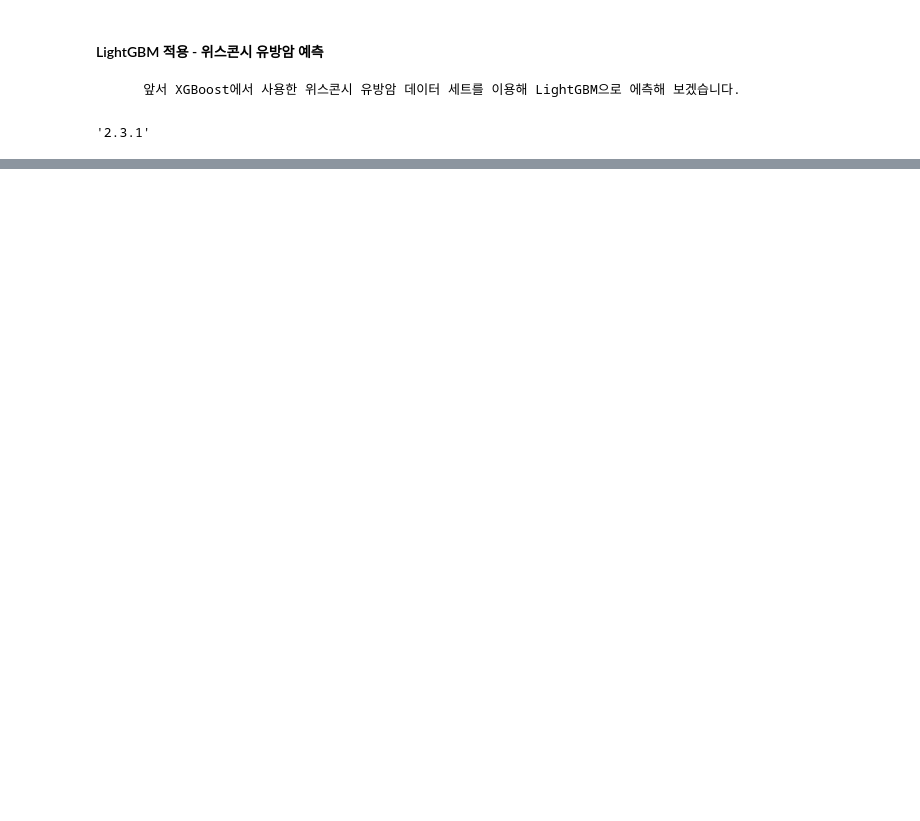
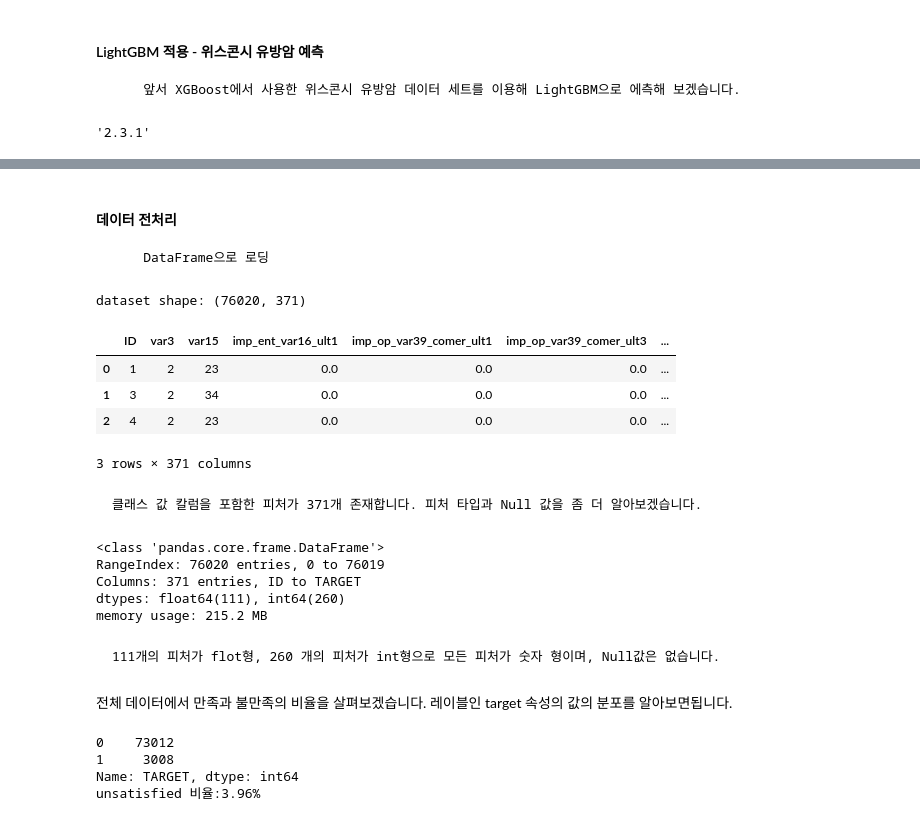
Before and after one commit to DogeinP/PythonMachine, a Jupyter notebook: 4장. 분류.ipynb, the cells around one changed output, grey strips where cells are left out. Cells and saved outputs as stored; diff of their text form; code cells hidden in the pictures; blank space fills up the shorter version.

```diff
--- a/4장. 분류.ipynb
+++ b/4장. 분류.ipynb
@@ -1209,0 +1266,44 @@ lgbm_wrapper = LGBMClassifier(n_estimator=400)
+# %% [markdown]
+#### 데이터 전처리
+
+        DataFrame으로 로딩
+# %%
+import numpy as np
+import pandas as pd
+import matplotlib.pyplot as plt
+import matplotlib
+
+cust_df = pd.read_csv('./santander-customer-satisfaction/train_santander.csv', encoding='latin-1')
+print('dataset shape:', cust_df.shape)
+cust_df.head(3)
+# %% [output]
+dataset shape: (76020, 371)
+|  | ID | var3 | var15 | imp_ent_var16_ult1 | imp_op_var39_comer_ult1 | imp_op_var39_comer_ult3 | ... |
+| 0 | 1 | 2 | 23 | 0.0 | 0.0 | 0.0 | ... |
+| 1 | 3 | 2 | 34 | 0.0 | 0.0 | 0.0 | ... |
+| 2 | 4 | 2 | 23 | 0.0 | 0.0 | 0.0 | ... |
+3 rows × 371 columns
+# %% [markdown]
+    클래스 값 칼럼을 포함한 피처가 371개 존재합니다. 피처 타입과 Null 값을 좀 더 알아보겠습니다.
+# %%
+cust_df.info()
+# %% [output]
+<class 'pandas.core.frame.DataFrame'>
+RangeIndex: 76020 entries, 0 to 76019
+Columns: 371 entries, ID to TARGET
+dtypes: float64(111), int64(260)
+memory usage: 215.2 MB
+# %% [markdown]
+    111개의 피처가 flot형, 260 개의 피처가 int형으로 모든 피처가 숫자 형이며, Null값은 없습니다.
+# %% [markdown]
+전체 데이터에서 만족과 불만족의 비율을 살펴보겠습니다. 레이블인 target 속성의 값의 분포를 알아보면됩니다.
+# %%
+print(cust_df['TARGET'].value_counts())
+unsatisfied_cnt = cust_df[cust_df['TARGET']==1].TARGET.count()
+total_cnt = cust_df.TARGET.count()
+print('unsatisfied 비율:{0:.2f}%'.format((unsatisfied_cnt/total_cnt)*100))
+# %% [output]
+0    73012
+1     3008
+Name: TARGET, dtype: int64
+unsatisfied 비율:3.96%
```
Also changed, not shown: parts of 27 cells of this notebook, 3 other files.
